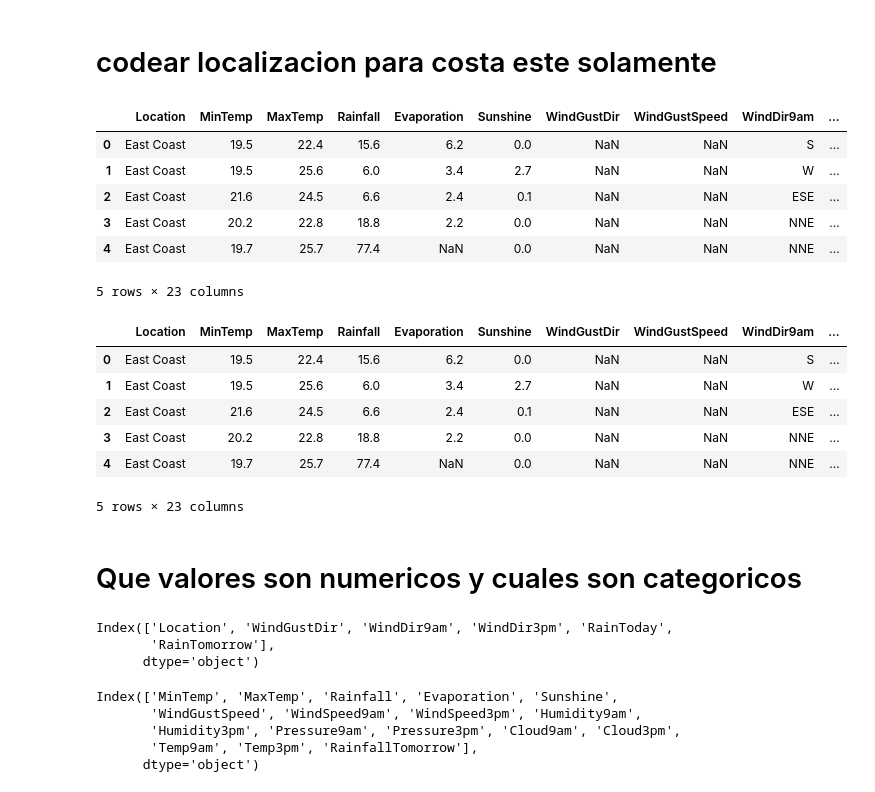
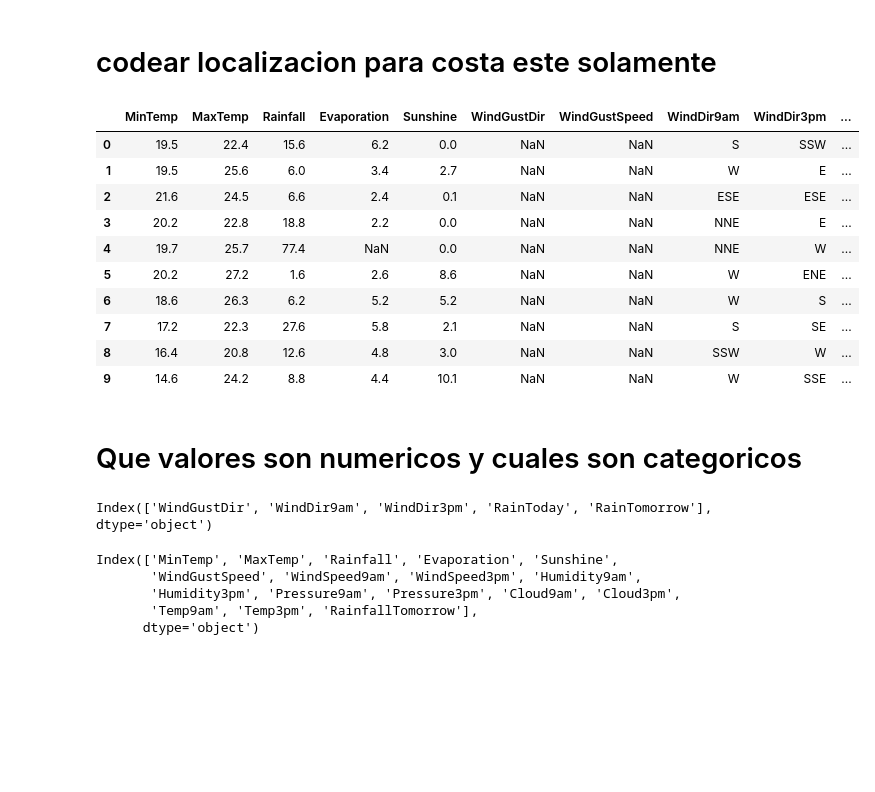
Before and after one commit to Nameless-86/TP-AAutomatico, a Jupyter notebook: main.ipynb, the cells around one changed output. Saved outputs shown, nothing was run; the diff lists cells and outputs as text; code cells hidden in the pictures; blank space fills up the shorter version.

```diff
--- a/main.ipynb
+++ b/main.ipynb
@@ -157,25 +147,21 @@ filtered_df = df_subset[df_subset['Location'] == 'East Coast']
 
 
 filtered_df = filtered_df.reset_index(drop=True)
-filtered_df.head()
-# %% [output]
-|  | Location | MinTemp | MaxTemp | Rainfall | Evaporation | Sunshine | WindGustDir | WindGustSpeed | WindDir9am | ... |
-| 0 | East Coast | 19.5 | 22.4 | 15.6 | 6.2 | 0.0 | NaN | NaN | S | ... |
-| 1 | East Coast | 19.5 | 25.6 | 6.0 | 3.4 | 2.7 | NaN | NaN | W | ... |
-| 2 | East Coast | 21.6 | 24.5 | 6.6 | 2.4 | 0.1 | NaN | NaN | ESE | ... |
-| 3 | East Coast | 20.2 | 22.8 | 18.8 | 2.2 | 0.0 | NaN | NaN | NNE | ... |
-| 4 | East Coast | 19.7 | 25.7 | 77.4 | NaN | 0.0 | NaN | NaN | NNE | ... |
-5 rows × 23 columns
-# %%
-filtered_df.head()
-# %% [output]
-|  | Location | MinTemp | MaxTemp | Rainfall | Evaporation | Sunshine | WindGustDir | WindGustSpeed | WindDir9am | ... |
-| 0 | East Coast | 19.5 | 22.4 | 15.6 | 6.2 | 0.0 | NaN | NaN | S | ... |
-| 1 | East Coast | 19.5 | 25.6 | 6.0 | 3.4 | 2.7 | NaN | NaN | W | ... |
-| 2 | East Coast | 21.6 | 24.5 | 6.6 | 2.4 | 0.1 | NaN | NaN | ESE | ... |
-| 3 | East Coast | 20.2 | 22.8 | 18.8 | 2.2 | 0.0 | NaN | NaN | NNE | ... |
-| 4 | East Coast | 19.7 | 25.7 | 77.4 | NaN | 0.0 | NaN | NaN | NNE | ... |
-5 rows × 23 columns
+# %%
+filtered_df = filtered_df.drop(['Location'], axis=1)
+filtered_df.head(10)
+# %% [output]
+|  | MinTemp | MaxTemp | Rainfall | Evaporation | Sunshine | WindGustDir | WindGustSpeed | WindDir9am | WindDir3pm | ... |
+| 0 | 19.5 | 22.4 | 15.6 | 6.2 | 0.0 | NaN | NaN | S | SSW | ... |
+| 1 | 19.5 | 25.6 | 6.0 | 3.4 | 2.7 | NaN | NaN | W | E | ... |
+| 2 | 21.6 | 24.5 | 6.6 | 2.4 | 0.1 | NaN | NaN | ESE | ESE | ... |
+| 3 | 20.2 | 22.8 | 18.8 | 2.2 | 0.0 | NaN | NaN | NNE | E | ... |
+| 4 | 19.7 | 25.7 | 77.4 | NaN | 0.0 | NaN | NaN | NNE | W | ... |
+| 5 | 20.2 | 27.2 | 1.6 | 2.6 | 8.6 | NaN | NaN | W | ENE | ... |
+| 6 | 18.6 | 26.3 | 6.2 | 5.2 | 5.2 | NaN | NaN | W | S | ... |
+| 7 | 17.2 | 22.3 | 27.6 | 5.8 | 2.1 | NaN | NaN | S | SE | ... |
+| 8 | 16.4 | 20.8 | 12.6 | 4.8 | 3.0 | NaN | NaN | SSW | W | ... |
+| 9 | 14.6 | 24.2 | 8.8 | 4.4 | 10.1 | NaN | NaN | W | SSE | ... |
 # %% [markdown]
 # Que valores son numericos y cuales son categoricos
 # %%
@@ -190,9 +176,7 @@ categorical_cols, numerical_cols= num_or_cat(filtered_df)
 categorical_cols_graph = categorical_cols.delete(0)
 categorical_cols
 # %% [output]
-Index(['Location', 'WindGustDir', 'WindDir9am', 'WindDir3pm', 'RainToday',
-       'RainTomorrow'],
-      dtype='object')
+Index(['WindGustDir', 'WindDir9am', 'WindDir3pm', 'RainToday', 'RainTomorrow'], dtype='object')
 # %%
 numerical_cols
 # %% [output]
```
Also changed, not shown: parts of 44 cells of this notebook, 1 other file.
